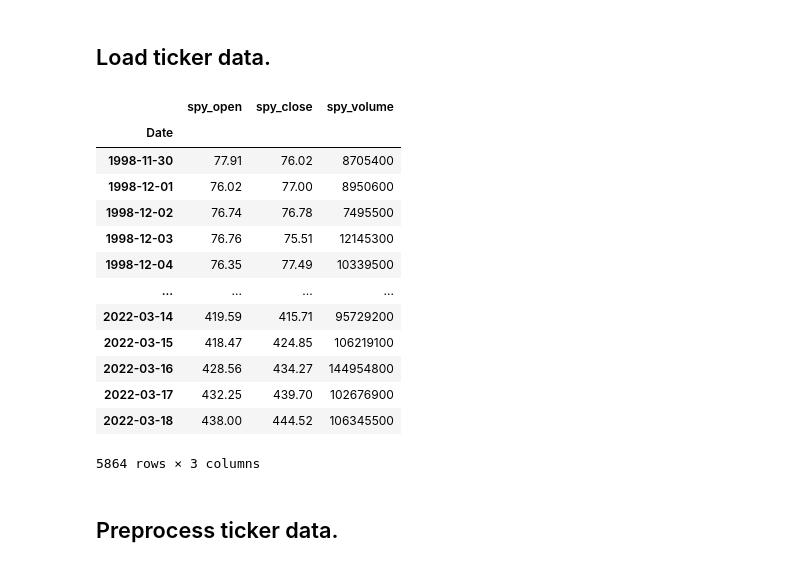
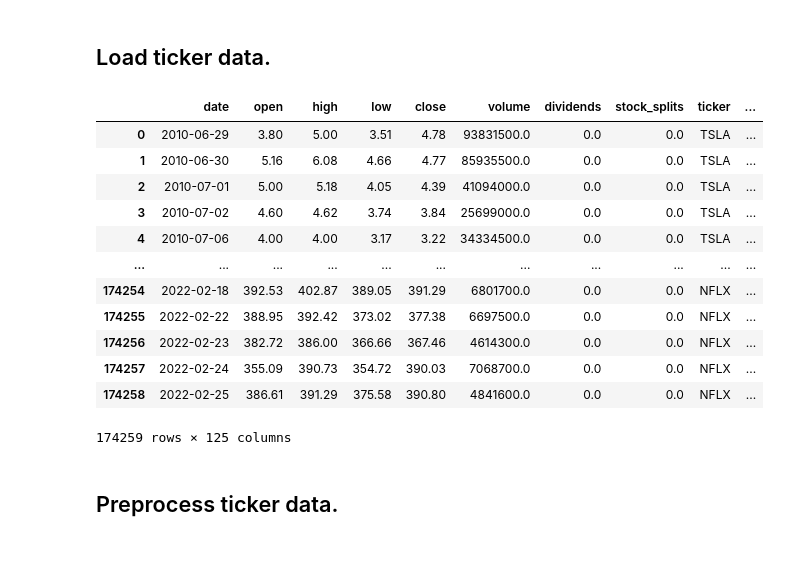
Before and after one commit to lioneltayyd/MADS-CAP, a Jupyter notebook: source/notebooks/build_ml_regression.ipynb, the cells around one changed output. Saved outputs shown, nothing was run; the diff lists cells and outputs as text; code cells hidden in the pictures.

```diff
--- a/source/notebooks/build_ml_regression.ipynb
+++ b/source/notebooks/build_ml_regression.ipynb
@@ -54,26 +56,25 @@ clear_output()
 # %% [markdown]
 ## Load ticker data.
 # %%
-filepath = os.path.join(DIR_DATASET_CONSOLIDATED, "consolidated_feature.csv")
+filepath = os.path.join(DIR_DATASET_CONSOLIDATED, "consolidated_feature.parquet")
 df_feature = pd.read_parquet(filepath)
 
 # Preview.
 df_feature
 # %% [output]
-|  | spy_open | spy_close | spy_volume |
-| Date |  |  |  |
-| 1998-11-30 | 77.91 | 76.02 | 8705400 |
-| 1998-12-01 | 76.02 | 77.00 | 8950600 |
-| 1998-12-02 | 76.74 | 76.78 | 7495500 |
-| 1998-12-03 | 76.76 | 75.51 | 12145300 |
-| 1998-12-04 | 76.35 | 77.49 | 10339500 |
-| ... | ... | ... | ... |
-| 2022-03-14 | 419.59 | 415.71 | 95729200 |
-| 2022-03-15 | 418.47 | 424.85 | 106219100 |
-| 2022-03-16 | 428.56 | 434.27 | 144954800 |
-| 2022-03-17 | 432.25 | 439.70 | 102676900 |
-| 2022-03-18 | 438.00 | 444.52 | 106345500 |
+|  | date | open | high | low | close | volume | dividends | stock_splits | ticker | ... |
+| 0 | 2010-06-29 | 3.80 | 5.00 | 3.51 | 4.78 | 93831500.0 | 0.0 | 0.0 | TSLA | ... |
+| 1 | 2010-06-30 | 5.16 | 6.08 | 4.66 | 4.77 | 85935500.0 | 0.0 | 0.0 | TSLA | ... |
+| 2 | 2010-07-01 | 5.00 | 5.18 | 4.05 | 4.39 | 41094000.0 | 0.0 | 0.0 | TSLA | ... |
+| 3 | 2010-07-02 | 4.60 | 4.62 | 3.74 | 3.84 | 25699000.0 | 0.0 | 0.0 | TSLA | ... |
+| 4 | 2010-07-06 | 4.00 | 4.00 | 3.17 | 3.22 | 34334500.0 | 0.0 | 0.0 | TSLA | ... |
+| ... | ... | ... | ... | ... | ... | ... | ... | ... | ... | ... |
+| 174254 | 2022-02-18 | 392.53 | 402.87 | 389.05 | 391.29 | 6801700.0 | 0.0 | 0.0 | NFLX | ... |
+| 174255 | 2022-02-22 | 388.95 | 392.42 | 373.02 | 377.38 | 6697500.0 | 0.0 | 0.0 | NFLX | ... |
+| 174256 | 2022-02-23 | 382.72 | 386.00 | 366.66 | 367.46 | 4614300.0 | 0.0 | 0.0 | NFLX | ... |
+| 174257 | 2022-02-24 | 355.09 | 390.73 | 354.72 | 390.03 | 7068700.0 | 0.0 | 0.0 | NFLX | ... |
+| 174258 | 2022-02-25 | 386.61 | 391.29 | 375.58 | 390.80 | 4841600.0 | 0.0 | 0.0 | NFLX | ... |
-5864 rows × 3 columns
+174259 rows × 125 columns
 # %% [markdown]
 ## Preprocess ticker data.
 # %% [markdown]
```
Also changed, not shown: parts of 10 cells of this notebook, 10 other files.
